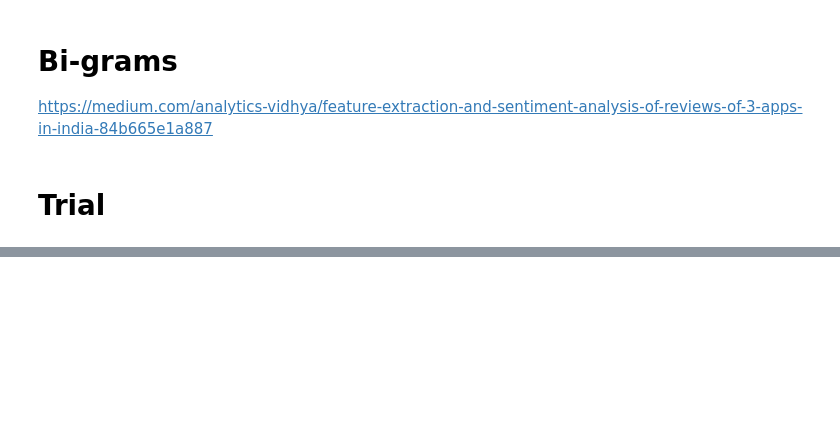
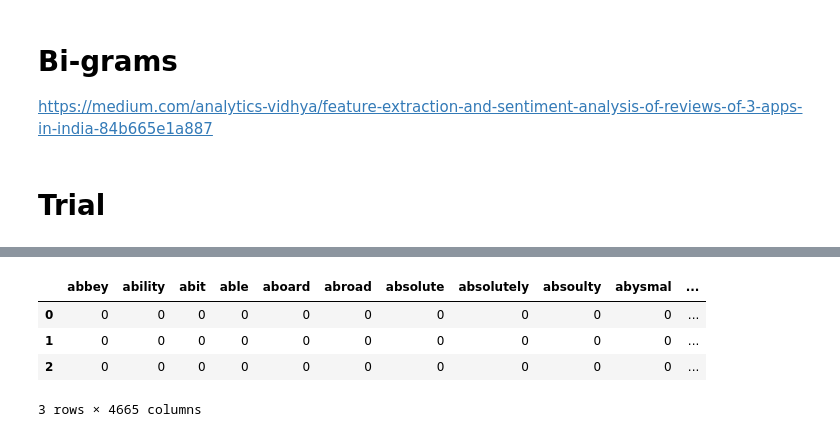
Before and after one commit to echemochek/booking.com-feature_extraction, a Jupyter notebook: bookingdotcom.ipynb, the cells around one changed output, grey strips where cells are left out. Drawn from its saved outputs; the diff is of its cells as text; code cells hidden in the pictures; blank space fills up the shorter version.

```diff
--- a/bookingdotcom.ipynb
+++ b/bookingdotcom.ipynb
@@ -348,0 +384,8 @@ sparseDF1 = pd.DataFrame(sparseVec1.toarray(), columns=vec1.get_feature_names_ou
+# %%
+matPos.head(3)
+# %% [output]
+|  | abbey | ability | abit | able | aboard | abroad | absolute | absolutely | absoulty | abysmal | ... |
+| 0 | 0 | 0 | 0 | 0 | 0 | 0 | 0 | 0 | 0 | 0 | ... |
+| 1 | 0 | 0 | 0 | 0 | 0 | 0 | 0 | 0 | 0 | 0 | ... |
+| 2 | 0 | 0 | 0 | 0 | 0 | 0 | 0 | 0 | 0 | 0 | ... |
+3 rows × 4665 columns
```
Also changed, not shown: parts of 25 cells of this notebook.
